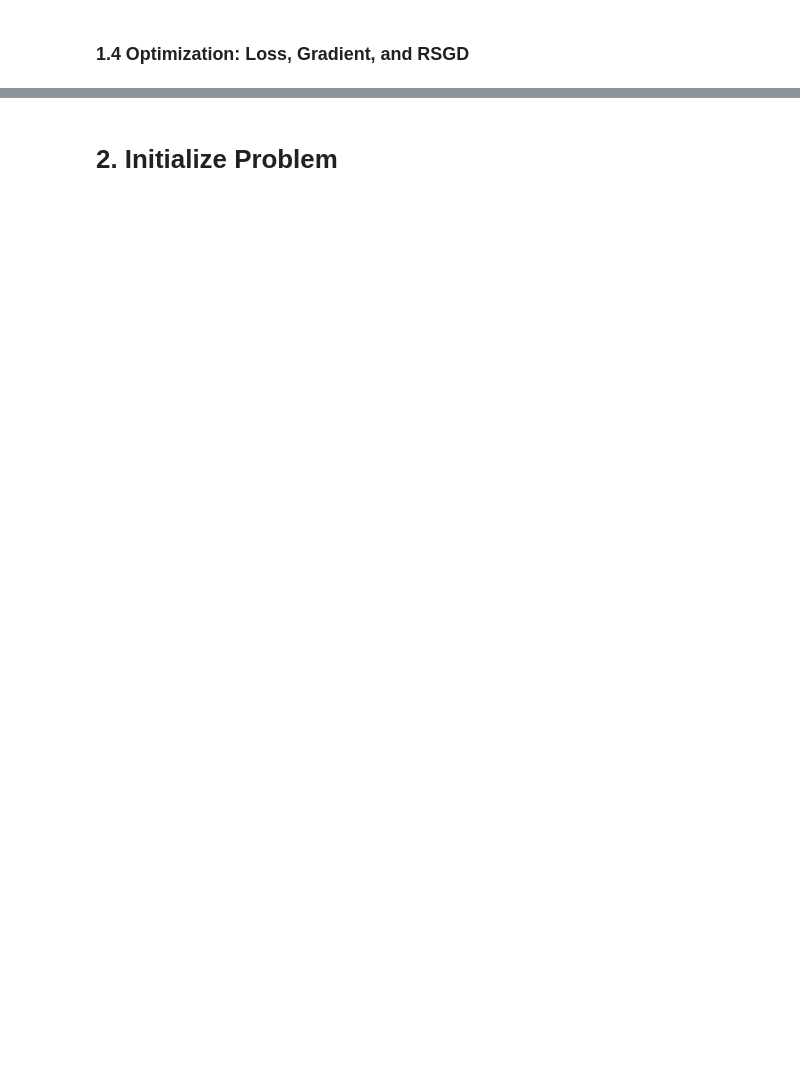
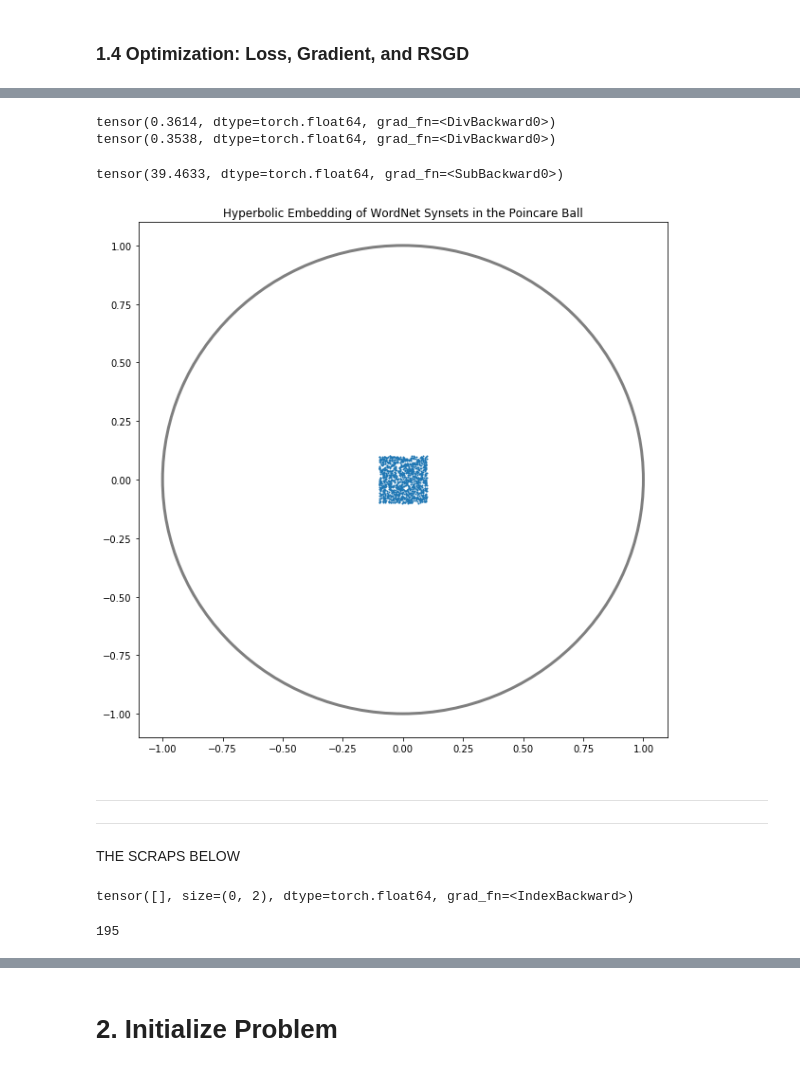
Before and after one commit to cshewmake2/wordnet_poincare, a Jupyter notebook: WordNet_Poincare_Embedding.ipynb, the cells around one changed output, grey strips where cells are left out. Saved outputs shown, nothing was run; the diff lists cells and outputs as text; code cells hidden in the pictures; blank space fills up the shorter version.

```diff
--- a/WordNet_Poincare_Embedding.ipynb
+++ b/WordNet_Poincare_Embedding.ipynb
@@ -194,0 +130,75 @@ def rgd(x0, D, num_iter, nu = 10, c = 1):
+# %%
+lr = 1e-4
+epsilon = 1e-8
+n_iter = 100
+n_neg_samples = 10
+custom_descent = False
+optim = torch.optim.Adam([x], lr=lr)
+
+for i in range(n_iter):
+    Nu = generate_Nu(D,n_neg_samples)
+#     import pdb; pdb.set_trace()
+
+    loss = 0
+    n_features = x.shape[-1]
+    for (u_ind, v_inds) in D:
+        u = x[u_ind,:].reshape(1,n_features)
+        vs = x[v_inds,:].reshape(len(v_inds),n_features)
+        # Numerator: Positive Pairs
+        numerators = torch.log(torch.exp(-geom.d(u,vs,epsilon)))
+
+        # Denominator: Negative Pairs
+        vp_inds_lists = Nu[u_ind]
+        vp_x = x[vp_inds_lists,:]
+        denominators = torch.stack([torch.logsumexp(-geom.d(u,vi,epsilon),dim = 0) for vi in vp_x])
+#         denominators = torch.stack([torch.sum(exp_d(u,vi)) for vi in vp_x])
+        # Loss for this u: set of (u,[v1,v2,...,vn])
+#         print(torch.isinf(denominators).any())
+        L_u = torch.sum(numerators / denominators)
+
+        # switch loss to -loss
+        loss -= L_u
+
+    loss/=len(D)
+    optim.zero_grad()
+    loss.backward()
+    if custom_descent:
+        with torch.no_grad():
+            g_pb_inv = ((1 - torch.linalg.norm(x,axis = 1)**2)**2)/4
+            x.sub_(lr*g_pb_inv.unsqueeze(1)*x.grad)
+            x.copy_(proj(x))
+    else:
+        optim.step()
+# FIND NAN / INF explosions
+#     with torch.no_grad():
+#         norm_x = torch.linalg.norm(x, axis = 1, keepdims = True)
+#         x = torch.where(norm_x >= 1, x / (norm_x + epsilon), x)
+    if i % (n_iter//10) == 0:
+        print(loss)
+# %% [output]
+tensor(0.3614, dtype=torch.float64, grad_fn=<DivBackward0>)
+tensor(0.3538, dtype=torch.float64, grad_fn=<DivBackward0>)
+# %%
+loss
+# %% [output]
+tensor(39.4633, dtype=torch.float64, grad_fn=<SubBackward0>)
+# %%
+plot_x(x.detach().numpy(),df)
+# %% [output]
+[figure, added]
+# %% [markdown]
+--------------
+--------------
+# %% [markdown]
+THE SCRAPS BELOW
+# %%
+x[torch.linalg.norm(x,axis=1) >= 0.386]
+# %% [output]
+tensor([], size=(0, 2), dtype=torch.float64, grad_fn=<IndexBackward>)
+# %%
+for i,xi in enumerate(x):
+#     print(xi)
+    if torch.linalg.norm(xi) >= 0.386:
+        print(i)
+# %% [output]
+195
```
Also changed, not shown: parts of 70 cells of this notebook, 4 other files.
